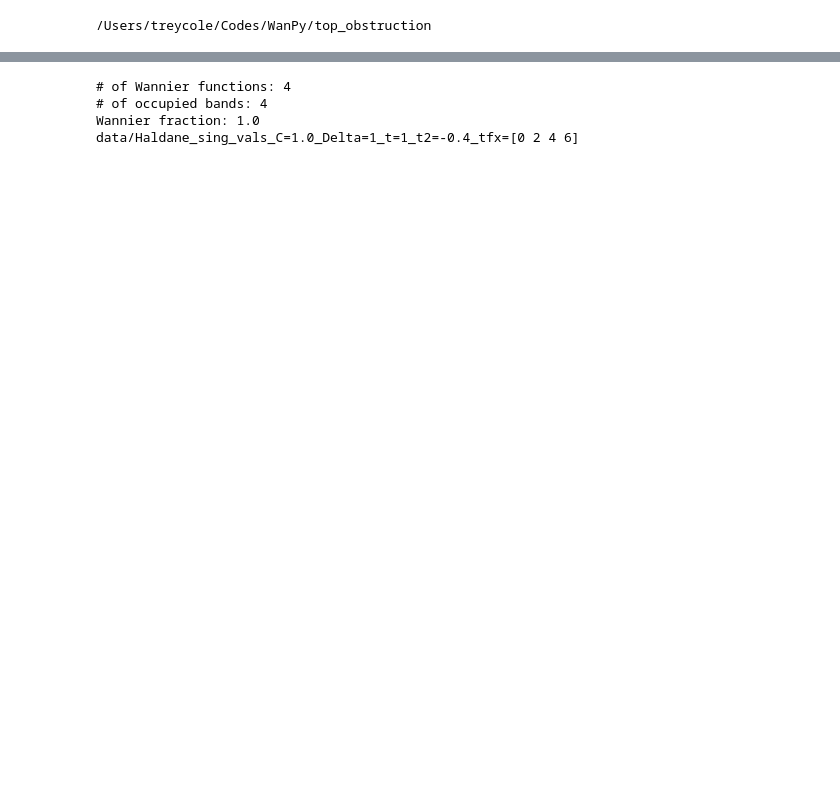
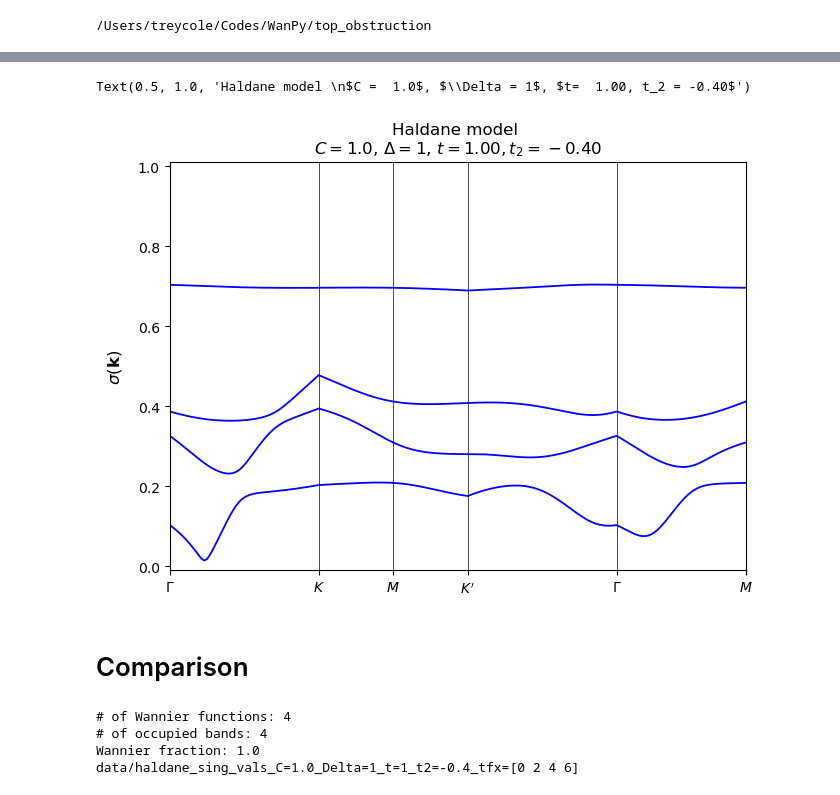
Before and after one commit to treycole/WanPy, a Jupyter notebook: top_obstruction/sing_vals_plot.ipynb, the cells around one changed output, grey strips where cells are left out. Drawn from its saved outputs; the diff is of its cells as text; code cells hidden in the pictures; blank space fills up the shorter version.

```diff
--- a/top_obstruction/sing_vals_plot.ipynb
+++ b/top_obstruction/sing_vals_plot.ipynb
@@ -37,14 +149,45 @@ chern = u_wfs_full.berry_flux([i for i in range(n_occ)])/(2*np.pi)
+# %%
+# figure for bandstructure
+fig, ax = plt.subplots(1,1, gridspec_kw={'hspace':0.1}, sharex=True)
+
+for n in range(S_path.shape[-1]):
+  ax.plot(k_dist, S_path[:, n], c='b', lw=1.3)
+
+# add vertical lines at node positions
+for n in range(len(k_node)):
+  ax.axvline(x=k_node[n], linewidth=0.5, color='k')
+
+ax.set_xlim(k_node[0], k_node[-1])
+ax.set_ylim(-0.01, 1.01)
+ax.set_xticks(k_node)
+ax.set_xticklabels(label)
+# ax.xaxis.set_ticks_position('none')
+ax.set_ylabel(r"$\sigma(\mathbf{k})$", size=12)
+ax.yaxis.labelpad = 10
+
+plt.subplots_adjust(top=0.95, left=0.1, bottom=0.1, right=1)
+
+ax.set_title(
+  f"Haldane model \n"
+  fr"$C = {chern: .1f}$, $\Delta = {delta}$, $t= {t: .2f}, t_2 = {t2: .2f}$"
+  )
+
+# save_name = f'C={chern:.1f}_Delta={delta}_t={t}_t2={t2}_n_occ={n_occ}_comparison'
+# plt.savefig(f'images/Haldane_2x2SC_{save_name}.png', dpi=700)
+# %% [output]
+Text(0.5, 1.0, 'Haldane model \n$C =  1.0$, $\\Delta = 1$, $t=  1.00, t_2 = -0.40$')
+[figure, added]
+# %% [markdown]
+# Comparison
 # %%
-save_name = f'C={chern:.1f}_Delta={delta}_t={t}_t2={t2}'
-
-### trial wfs ####
+save_name = f'C={chern:.1f}_{param_name}'
 
 random = False
 low_E = True
 omit = False
 
 if random:
-    omit_num = 1
+    omit_num = 0
     n_tfs = n_occ - omit_num
     tf_list = ["random", n_tfs]
 elif omit:
@@ -57,22 +200,19 @@ elif low_E:
     n_tfs = len(tf_list)
 
 Wan_frac = n_tfs/n_occ
+
+if random:
+    save_name += f'_tfxs={tf_list}'
+else:
+    save_name += f'_tfx={np.array(tf_list, dtype=int)}'
+
+sv_prefix = f'{model_name}_sing_vals'
+sv_dir = 'data'
+file_name = f"{sv_dir}/{sv_prefix}_{save_name}"
+
 print(f"# of Wannier functions: {n_tfs}")
 print(f"# of occupied bands: {n_occ}")
 print(f"Wannier fraction: {Wan_frac}")
-
-if random:
-    save_name += '_tfxs=rand'
-else:
-    save_name += f'_tfx={np.array(tf_list, dtype=int)}'
-
-sv_dir = 'data'
-if not os.path.exists(sv_dir):
-    os.makedirs(sv_dir)
-sv_prefix = 'Haldane_sing_vals'
-
-file_name = f"{sv_dir}/{sv_prefix}_{save_name}"
-
 print(file_name)
 
 S_sing = np.load(f"data/Haldane_sing_vals_{save_name}.npy", allow_pickle=True)
@@ -80,5 +220,5 @@ S_sing = np.load(f"data/Haldane_sing_vals_{save_name}.npy", allow_pickle=True)
 # of Wannier functions: 4
 # of occupied bands: 4
 Wannier fraction: 1.0
-data/Haldane_sing_vals_C=1.0_Delta=1_t=1_t2=-0.4_tfx=[0 2 4 6]
+data/haldane_sing_vals_C=1.0_Delta=1_t=1_t2=-0.4_tfx=[0 2 4 6]
 # %%
```
Also changed, not shown: parts of 11 cells of this notebook, 24 other files.
